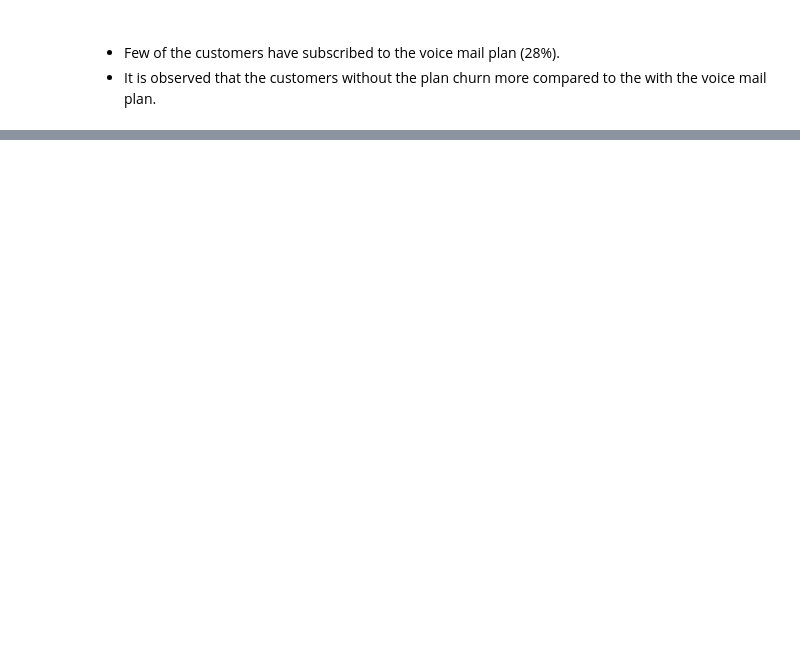
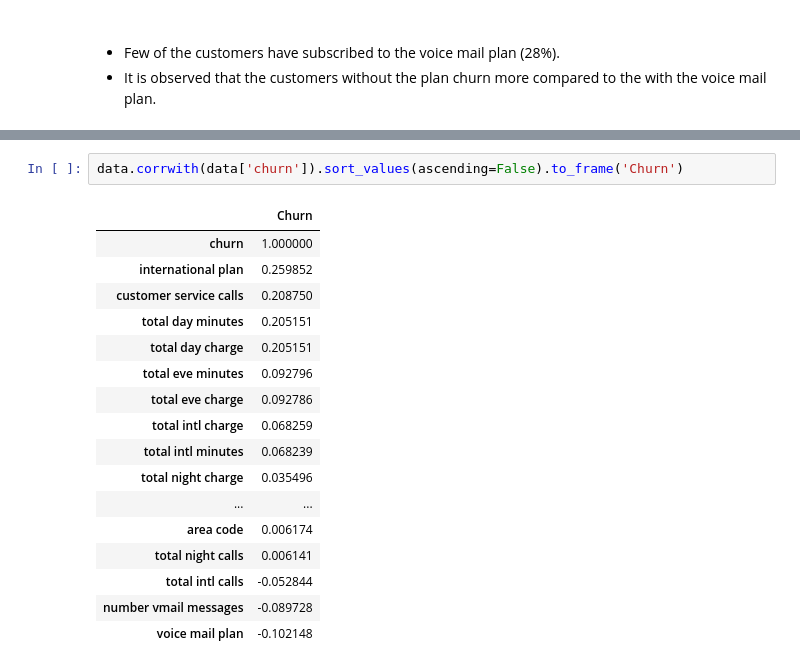
Before and after one commit to Emilly-Njue/Phase3-Project, a Jupyter notebook: customer_churn.ipynb, the cells around one changed output, grey strips where cells are left out. Drawn from its saved outputs; the diff is of its cells as text; blank space fills up the shorter version.

```diff
--- a/customer_churn.ipynb
+++ b/customer_churn.ipynb
@@ -367,0 +351,20 @@ Name: churn, dtype: float64
+# %%
+data.corrwith(data['churn']).sort_values(ascending=False).to_frame('Churn')
+# %% [output]
+|  | Churn |
+| churn | 1.000000 |
+| international plan | 0.259852 |
+| customer service calls | 0.208750 |
+| total day minutes | 0.205151 |
+| total day charge | 0.205151 |
+| total eve minutes | 0.092796 |
+| total eve charge | 0.092786 |
+| total intl charge | 0.068259 |
+| total intl minutes | 0.068239 |
+| total night charge | 0.035496 |
+| ... | ... |
+| area code | 0.006174 |
+| total night calls | 0.006141 |
+| total intl calls | -0.052844 |
+| number vmail messages | -0.089728 |
+| voice mail plan | -0.102148 |
```
Also changed, not shown: parts of 27 cells of this notebook.
